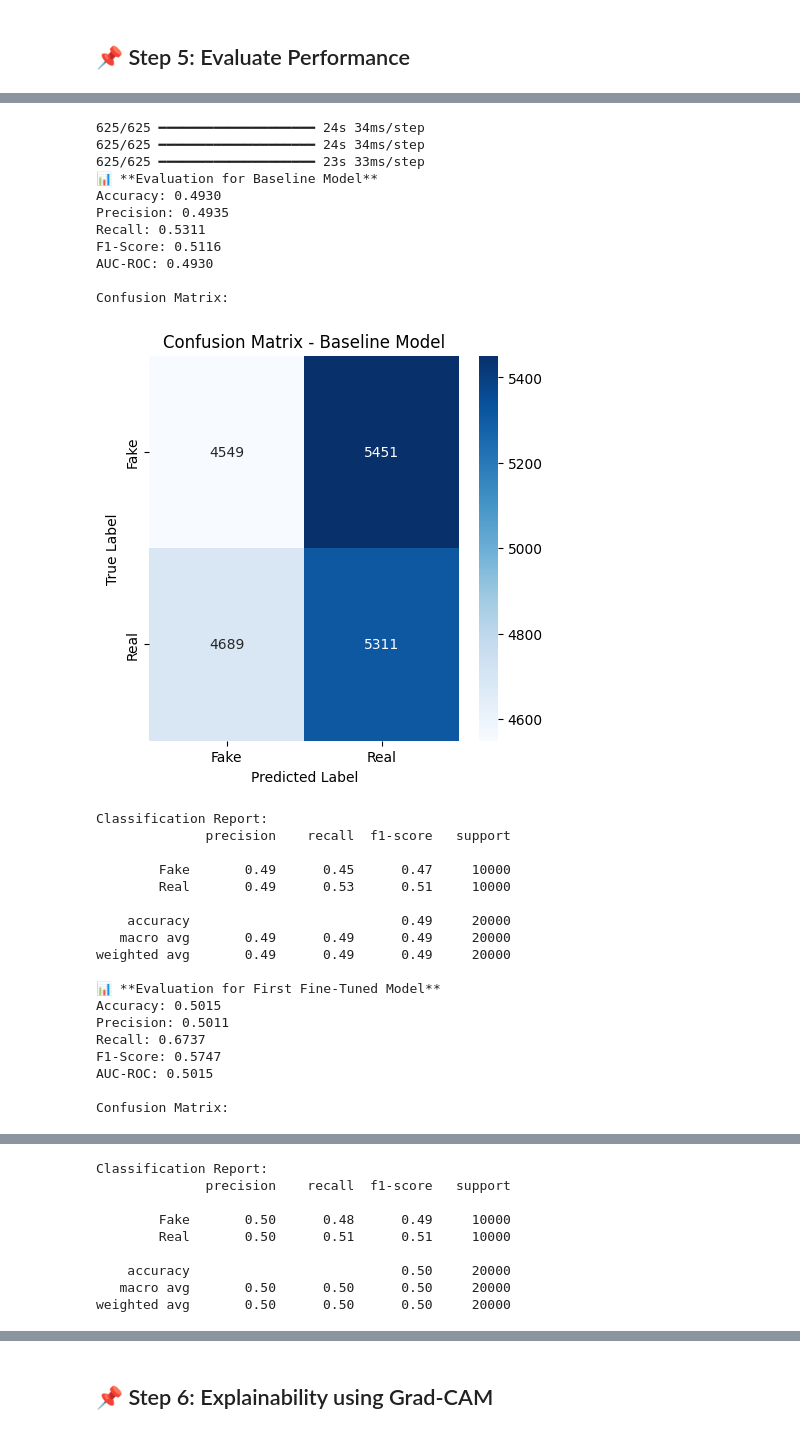
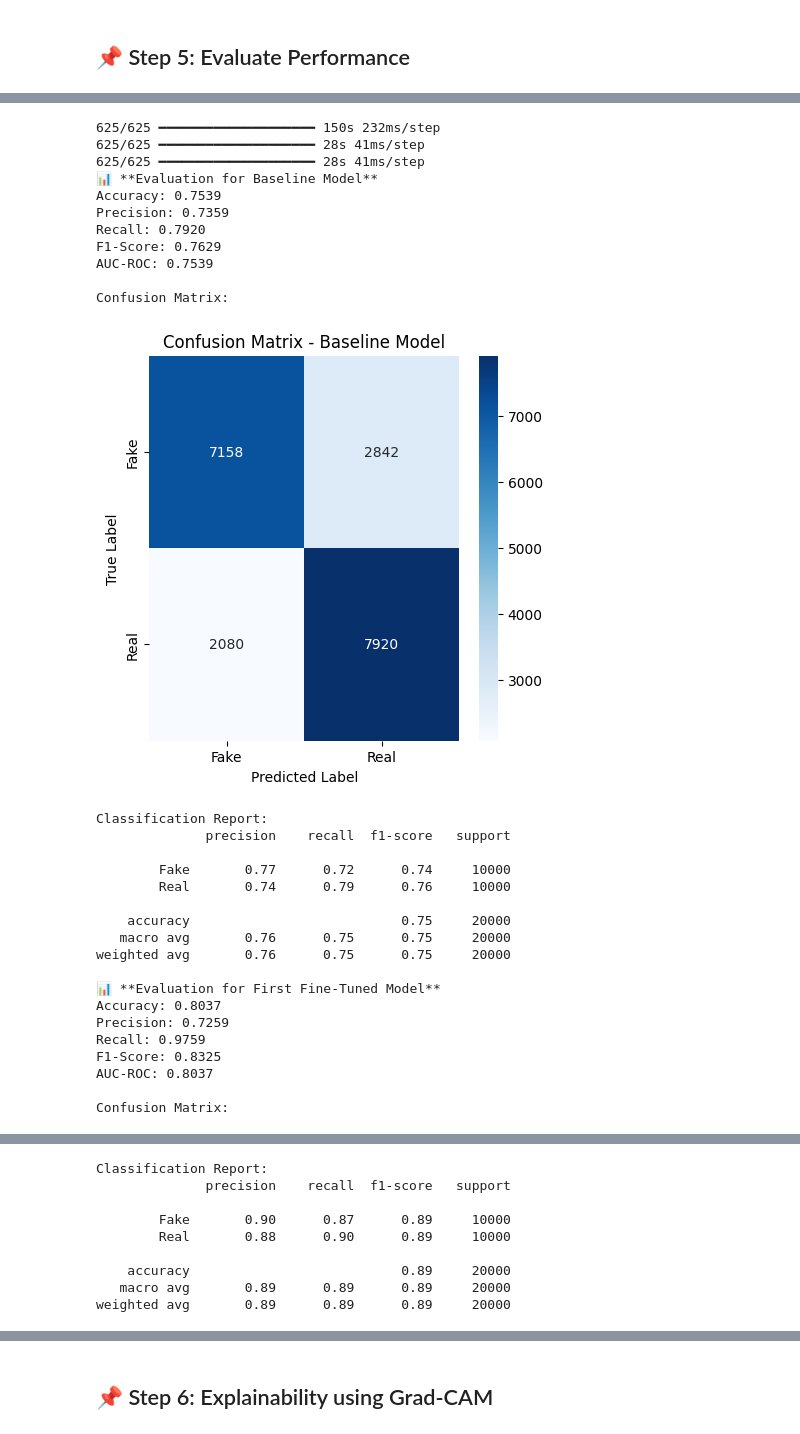
Before and after one commit to omnidox/cognizant-genspark-genai-training, a Jupyter notebook: introduction-to-genai/deliverables/mod_4_neural_networks_deep_leanring/cifake_classification.ipynb, the cells around one changed output, grey strips where cells are left out. Cells and saved outputs as stored; diff of their text form; code cells hidden in the pictures.

Commit message:
Kaggle Notebook | cifake_classification | Version 3

```diff
--- a/introduction-to-genai/deliverables/mod_4_neural_networks_deep_leanring/cifake_classification.ipynb
+++ b/introduction-to-genai/deliverables/mod_4_neural_networks_deep_leanring/cifake_classification.ipynb
@@ -334,2 +338,11 @@ Saved Model - Validation Loss: 0.2594, Validation Accuracy: 0.8896
 # %% [markdown]
 ## 📌 Step 5: Evaluate Performance
+# %%
+val_generator_2 = train_datagen.flow_from_directory(
+    '/kaggle/input/cifake-real-and-ai-generated-synthetic-images/train',
+    target_size=img_size,
+    batch_size=batch_size,
+    class_mode='binary',
+    subset='validation',
+    shuffle=False  # 🔹 Ensures order remains fixed for evaluation
+)
@@ -346,12 +361,12 @@ model_finetuned = load_model('/kaggle/working/cifake_model_finetuned.h5')  # Fir
 model_best_finetuned = load_model('/kaggle/working/cifake_model_finetuned_v2.h5')  # Best fine-tuned model
 
 # 2️⃣ Get true labels from validation generator
-y_true = val_generator.classes  # True labels
+y_true = val_generator_2.classes  # True labels
 
 # 3️⃣ Generate predictions for all models
-y_pred_baseline = model_baseline.predict(val_generator).flatten()
-y_pred_finetuned = model_finetuned.predict(val_generator).flatten()
-y_pred_best_finetuned = model_best_finetuned.predict(val_generator).flatten()
+y_pred_baseline = model_baseline.predict(val_generator_2).flatten()
+y_pred_finetuned = model_finetuned.predict(val_generator_2).flatten()
+y_pred_best_finetuned = model_best_finetuned.predict(val_generator_2).flatten()
 
 # Convert probabilities to binary (0 = Fake, 1 = Real)
 y_pred_baseline_bin = (y_pred_baseline > 0.5).astype(int)
@@ -377,57 +392,57 @@ def evaluate_model(y_true, y_pred, model_name):
     plt.title(f'Confusion Matrix - {model_name}')
     plt.show()
 
     print("\nClassification Report:")
     print(classification_report(y_true, y_pred, target_names=['Fake', 'Real']))
 
 # Evaluate all three models
 evaluate_model(y_true, y_pred_baseline_bin, "Baseline Model")
 evaluate_model(y_true, y_pred_finetuned_bin, "First Fine-Tuned Model")
 evaluate_model(y_true, y_pred_best_finetuned_bin, "Best Fine-Tuned Model")
 
 # 5️⃣ Plot ROC Curve for All Models
 plt.figure(figsize=(7, 7))
 fpr_base, tpr_base, _ = roc_curve(y_true, y_pred_baseline)
 fpr_fine, tpr_fine, _ = roc_curve(y_true, y_pred_finetuned)
 fpr_best, tpr_best, _ = roc_curve(y_true, y_pred_best_finetuned)
 
 plt.plot(fpr_base, tpr_base, label='Baseline Model')
 plt.plot(fpr_fine, tpr_fine, label='First Fine-Tuned Model', linestyle='--')
 plt.plot(fpr_best, tpr_best, label='Best Fine-Tuned Model', linestyle='-.')
 plt.plot([0, 1], [0, 1], 'k--')  # Random classifier line
 plt.xlabel('False Positive Rate')
 plt.ylabel('True Positive Rate')
 plt.title('ROC Curve Comparison')
 plt.legend()
 plt.show()
 # %% [output]
-625/625 ━━━━━━━━━━━━━━━━━━━━ 24s 34ms/step
-625/625 ━━━━━━━━━━━━━━━━━━━━ 24s 34ms/step
-625/625 ━━━━━━━━━━━━━━━━━━━━ 23s 33ms/step
+625/625 ━━━━━━━━━━━━━━━━━━━━ 150s 232ms/step
+625/625 ━━━━━━━━━━━━━━━━━━━━ 28s 41ms/step
+625/625 ━━━━━━━━━━━━━━━━━━━━ 28s 41ms/step
 📊 **Evaluation for Baseline Model**
-Accuracy: 0.4930
-Precision: 0.4935
-Recall: 0.5311
-F1-Score: 0.5116
-AUC-ROC: 0.4930
+Accuracy: 0.7539
+Precision: 0.7359
+Recall: 0.7920
+F1-Score: 0.7629
+AUC-ROC: 0.7539
 
 Confusion Matrix:
-[figure, old version]
+[figure, new version]
 Classification Report:
               precision    recall  f1-score   support
 
-        Fake       0.49      0.45      0.47     10000
-        Real       0.49      0.53      0.51     10000
+        Fake       0.77      0.72      0.74     10000
+        Real       0.74      0.79      0.76     10000
 
-    accuracy                           0.49     20000
-   macro avg       0.49      0.49      0.49     20000
-weighted avg       0.49      0.49      0.49     20000
+    accuracy                           0.75     20000
+   macro avg       0.76      0.75      0.75     20000
+weighted avg       0.76      0.75      0.75     20000
 
 📊 **Evaluation for First Fine-Tuned Model**
-Accuracy: 0.5015
-Precision: 0.5011
-Recall: 0.6737
-F1-Score: 0.5747
-AUC-ROC: 0.5015
+Accuracy: 0.8037
+Precision: 0.7259
+Recall: 0.9759
+F1-Score: 0.8325
+AUC-ROC: 0.8037
 
 Confusion Matrix:
@@ -454,9 +469,9 @@ Confusion Matrix:
 Classification Report:
               precision    recall  f1-score   support
 
-        Fake       0.50      0.48      0.49     10000
-        Real       0.50      0.51      0.51     10000
+        Fake       0.90      0.87      0.89     10000
+        Real       0.88      0.90      0.89     10000
 
-    accuracy                           0.50     20000
-   macro avg       0.50      0.50      0.50     20000
-weighted avg       0.50      0.50      0.50     20000
+    accuracy                           0.89     20000
+   macro avg       0.89      0.89      0.89     20000
+weighted avg       0.89      0.89      0.89     20000
```
Also changed, not shown: parts of 8 cells of this notebook.
